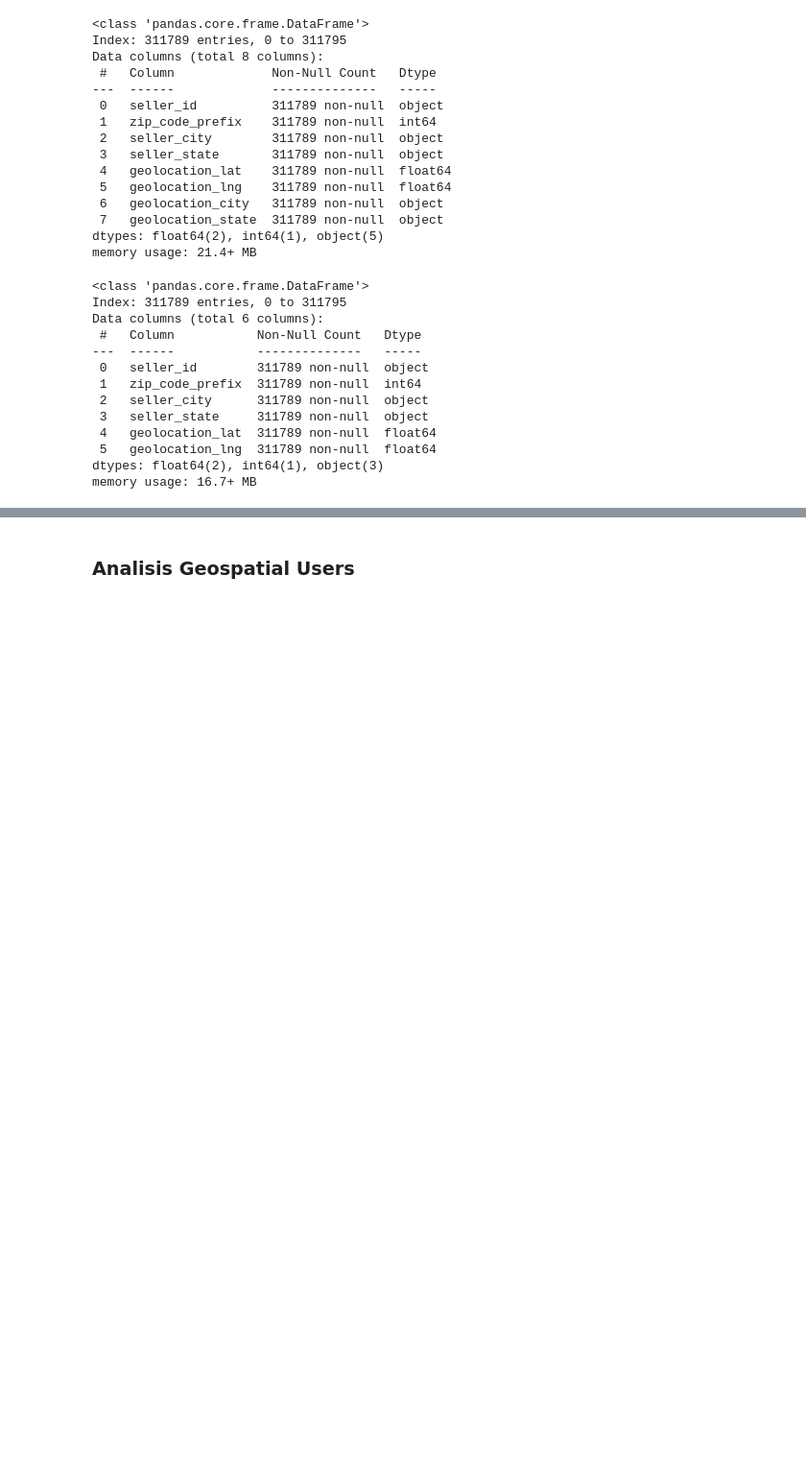
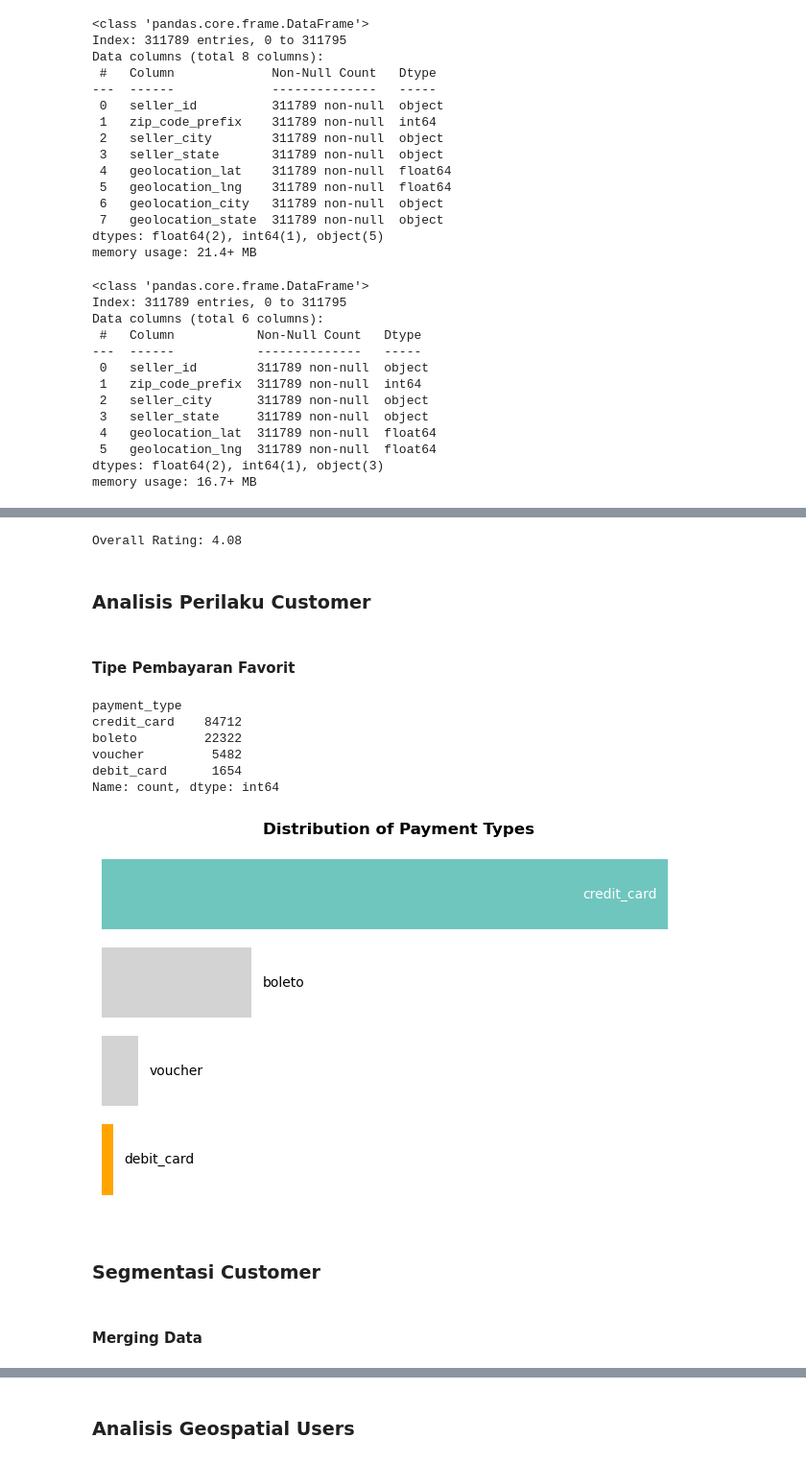
Before and after one commit to Sulbae/Fundamental-Analisis-Data, a Jupyter notebook: Proyek_Analisis_Data_Anggun-Sulis-Setyawan.ipynb, the cells around one changed output, grey strips where cells are left out. Shown at 96% size. Saved outputs shown, nothing was run; the diff lists cells and outputs as text; code cells hidden in the pictures; blank space fills up the shorter version.

Commit message:
update: customer segmentation

```diff
--- a/Proyek_Analisis_Data_Anggun-Sulis-Setyawan.ipynb
+++ b/Proyek_Analisis_Data_Anggun-Sulis-Setyawan.ipynb
@@ -1766,0 +1932,76 @@ sellers_df.to_csv('sellers_data.csv', index=False)
+# %%
+# Overall Rating
+print(f"Overall Rating: {sales_data_df['review_score'].mean():.2f}")
+# %% [output]
+Overall Rating: 4.08
+# %% [markdown]
+### Analisis Perilaku Customer
+# %% [markdown]
+#### Tipe Pembayaran Favorit
+# %%
+# Payment Type Distribution
+sales_data_df['payment_type'].value_counts()
+# %% [output]
+payment_type
+credit_card    84712
+boleto         22322
+voucher         5482
+debit_card      1654
+Name: count, dtype: int64
+# %%
+# Visualisasi payment type
+freq_pay = sales_data_df['payment_type'].value_counts().sort_values(ascending=True)
+median_value = (freq_pay.max())/2
+
+fig, ax = plt.subplots(figsize=(8, 5))
+
+pallete = ['#FFA500', '#D3D3D3', '#D3D3D3', '#6EC6BF']
+
+bars = ax.barh(
+    y=freq_pay.index,
+    width=freq_pay.values,
+    color=pallete
+)
+
+for bar, value, label in zip(bars, freq_pay.values, freq_pay.index):
+    width = bar.get_width()
+    y_pos = bar.get_y() + bar.get_height()/2
+
+    if value >= median_value:
+        ax.text(
+            x=width - (width * 0.02),
+            y=y_pos,
+            s=label,
+            va='center',
+            ha='right',
+            color='white',
+        )
+
+    else:
+        ax.text(
+            x=width + (max(freq_pay) * 0.02),
+            y=y_pos,
+            s=label,
+            va='center',
+            ha='left',
+            color='black',
+        )
+
+ax.set_xlabel('Payment Type')
+
+
+ax.yaxis.set_visible(False)
+ax.xaxis.set_visible(False)
+ax.spines['top'].set_visible(False)
+ax.spines['right'].set_visible(False)
+ax.spines['left'].set_visible(False)
+ax.spines['bottom'].set_visible(False)
+
+plt.title('Distribution of Payment Types', fontweight='bold')
+plt.show()
+# %% [output]
+[figure, added]
+# %% [markdown]
+### Segmentasi Customer
+# %% [markdown]
+#### Merging Data
```
Also changed, not shown: parts of 67 cells of this notebook.
